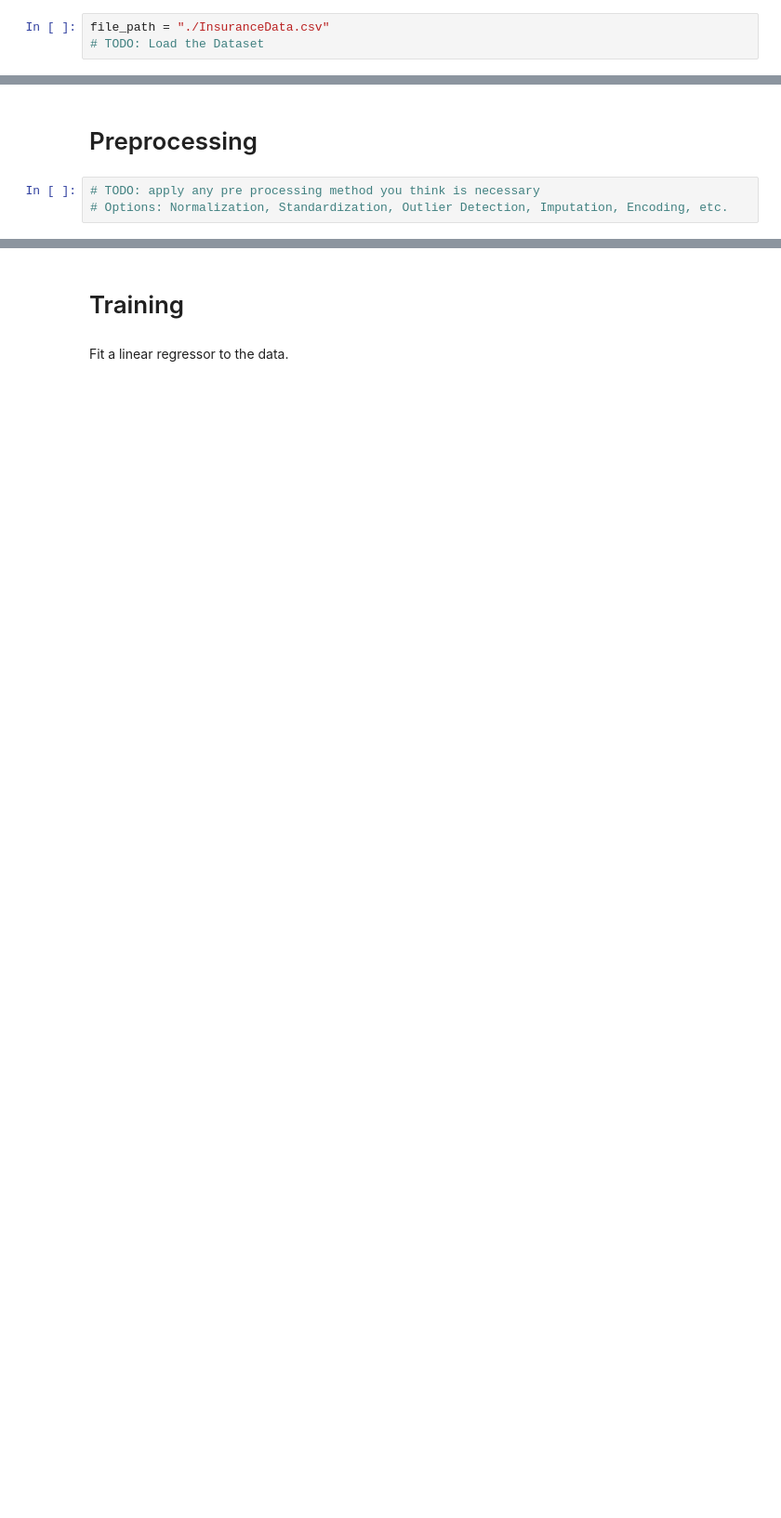
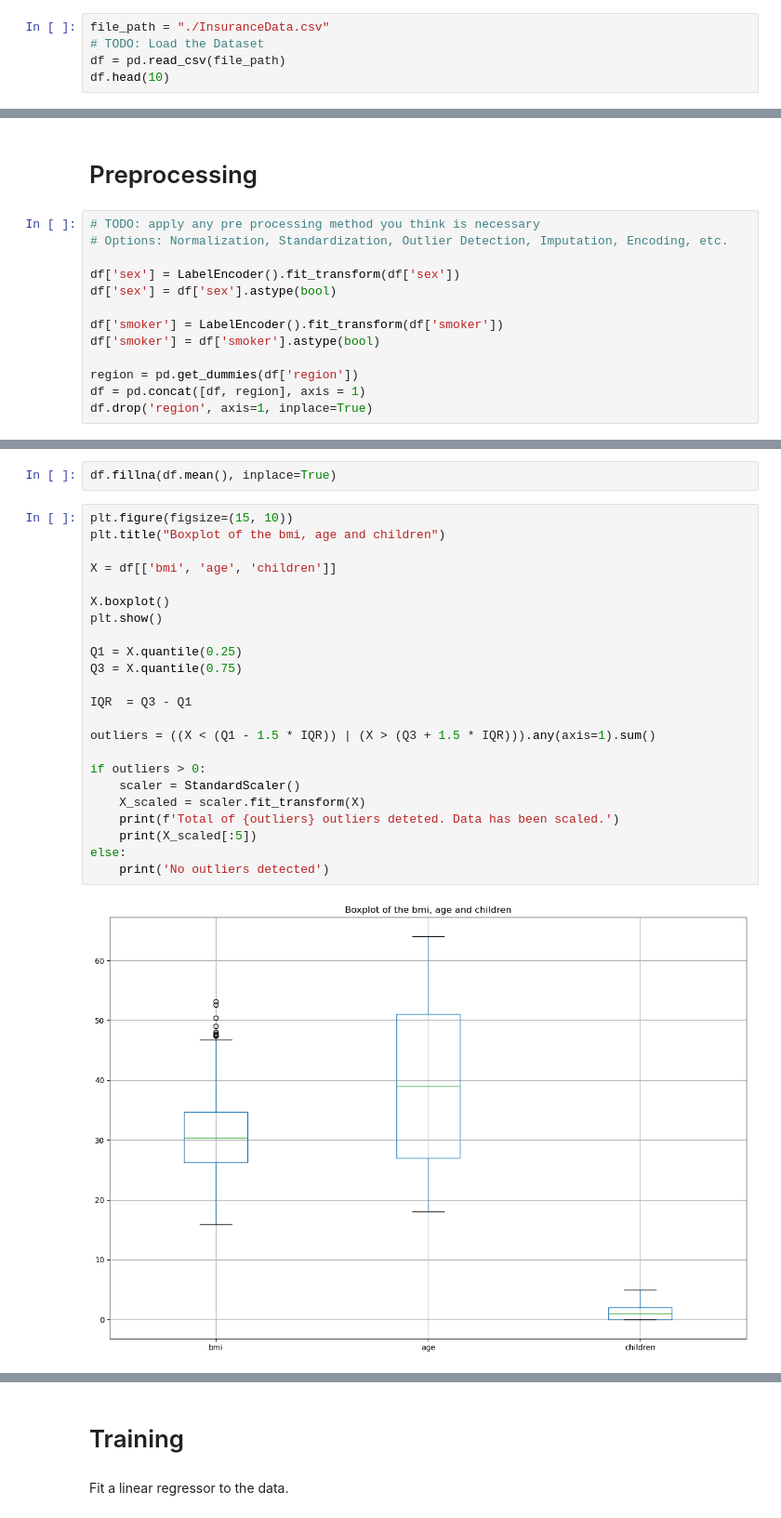
Before and after one commit to po-azarakhsh/SUTMLCourse-MySolutions, a Jupyter notebook: HW01/HW1_SOL/Practical1/ML_HW1.ipynb, the cells around one changed output, grey strips where cells are left out. Shown: that part at 93% size. Cells and saved outputs as stored; diff of their text form; blank space fills up the shorter version.

```diff
--- a/HW01/HW1_SOL/Practical1/ML_HW1.ipynb
+++ b/HW01/HW1_SOL/Practical1/ML_HW1.ipynb
@@ -252,3 +252,5 @@ Load the dataset (as a dataframe) using pandas and display the top 5 rows of the
 # %%
 file_path = "./InsuranceData.csv"
 # TODO: Load the Dataset
+df = pd.read_csv(file_path)
+df.head(10)
@@ -261,3 +303,13 @@ Get a brief description and do some EDA to get familiar with the dataset
 # %%
 # TODO: apply any pre processing method you think is necessary
 # Options: Normalization, Standardization, Outlier Detection, Imputation, Encoding, etc.
+
+df['sex'] = LabelEncoder().fit_transform(df['sex'])
+df['sex'] = df['sex'].astype(bool)
+
+df['smoker'] = LabelEncoder().fit_transform(df['smoker'])
+df['smoker'] = df['smoker'].astype(bool)
+
+region = pd.get_dummies(df['region'])
+df = pd.concat([df, region], axis = 1)
+df.drop('region', axis=1, inplace=True)
@@ -263,0 +332,27 @@ Get a brief description and do some EDA to get familiar with the dataset
+# %%
+df.fillna(df.mean(), inplace=True)
+# %%
+plt.figure(figsize=(15, 10))
+plt.title("Boxplot of the bmi, age and children")
+
+X = df[['bmi', 'age', 'children']]
+
+X.boxplot()
+plt.show()
+
+Q1 = X.quantile(0.25)
+Q3 = X.quantile(0.75)
+
+IQR  = Q3 - Q1
+
+outliers = ((X < (Q1 - 1.5 * IQR)) | (X > (Q3 + 1.5 * IQR))).any(axis=1).sum()
+
+if outliers > 0:
+    scaler = StandardScaler()
+    X_scaled = scaler.fit_transform(X)
+    print(f'Total of {outliers} outliers deteted. Data has been scaled.')
+    print(X_scaled[:5])
+else:
+    print('No outliers detected')
+# %% [output]
+[figure, added]
```
Also changed, not shown: parts of 31 cells of this notebook.
